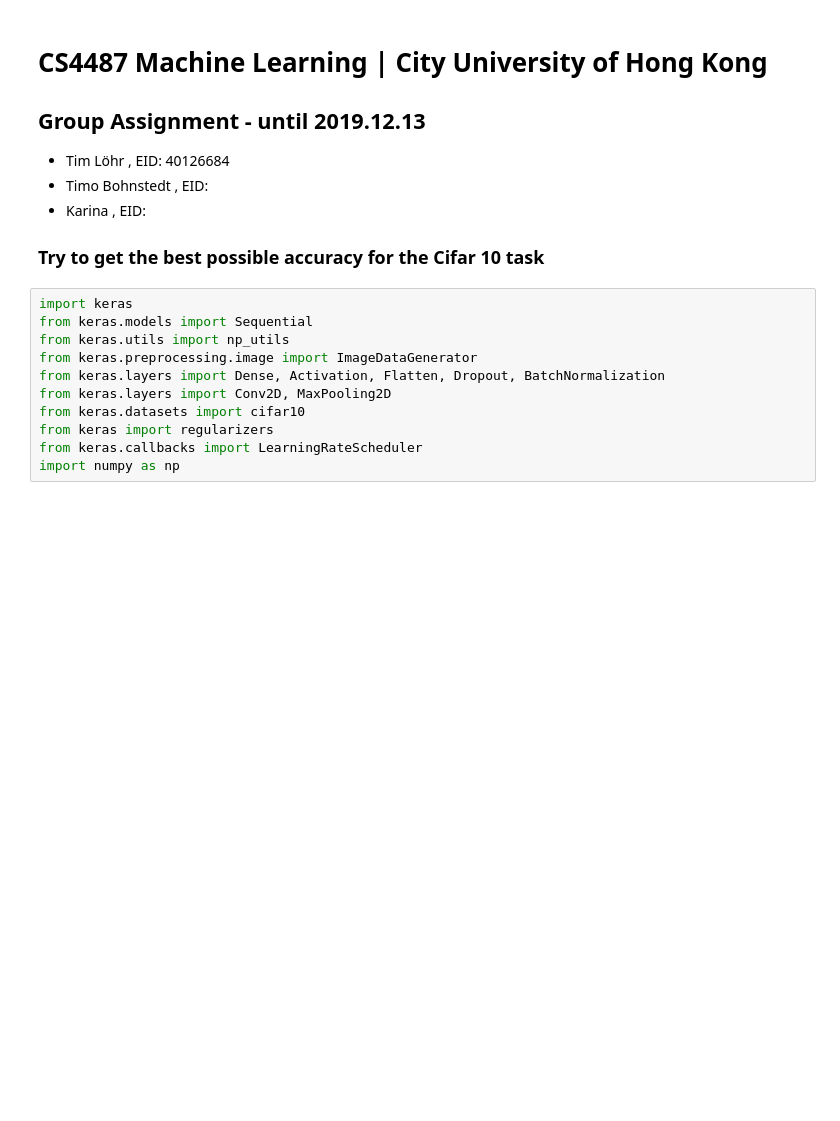
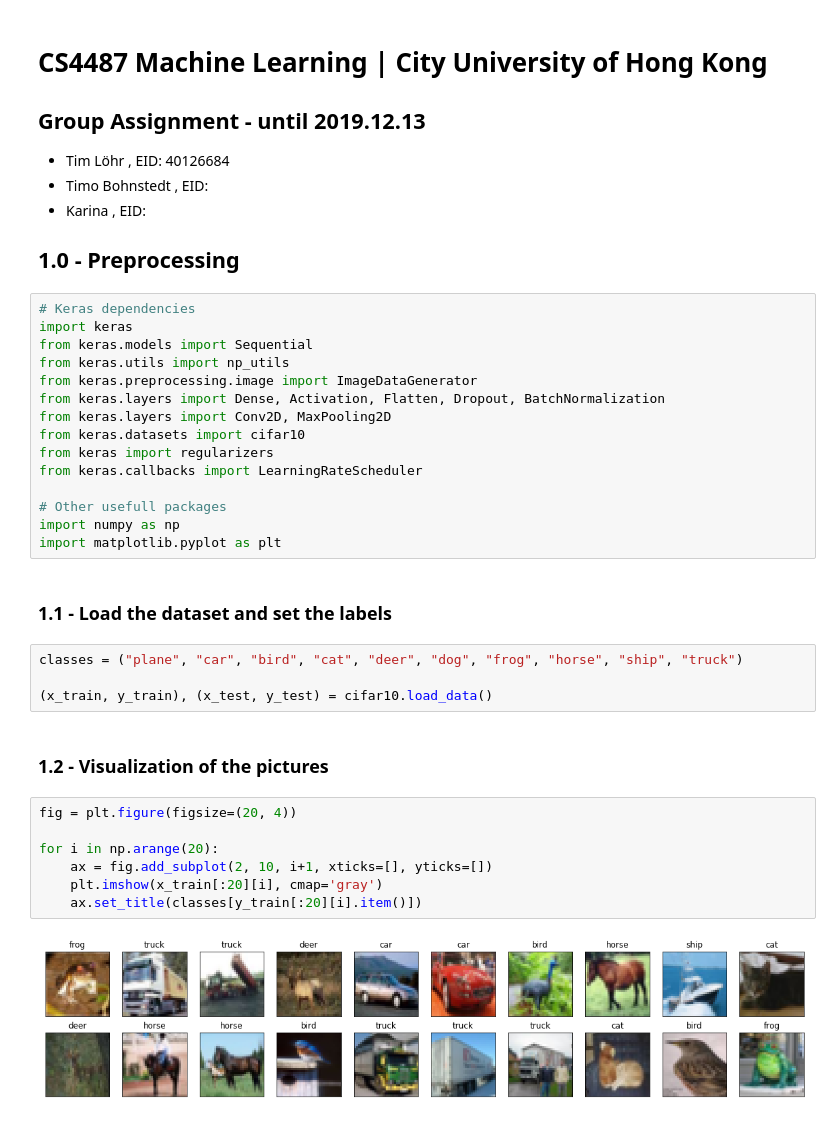
Before and after one commit to bohniti/The-CIFAR-10-dataset, a Jupyter notebook: CS4487_group_project.ipynb, the cells around one changed output. Cells and saved outputs as stored; diff of their text form; blank space fills up the shorter version.

```diff
--- a/CS4487_group_project.ipynb
+++ b/CS4487_group_project.ipynb
@@ -5,8 +5,9 @@
 - Timo Bohnstedt , EID:
 - Karina         , EID:
 
-### Try to get the best possible accuracy for the Cifar 10 task
+## 1.0 - Preprocessing
 # %%
+# Keras dependencies
 import keras
 from keras.models import Sequential
 from keras.utils import np_utils
@@ -16,4 +17,24 @@ from keras.layers import Conv2D, MaxPooling2D
 from keras.datasets import cifar10
 from keras import regularizers
 from keras.callbacks import LearningRateScheduler
+
+# Other usefull packages
 import numpy as np
+import matplotlib.pyplot as plt
+# %% [markdown]
+### 1.1 - Load the dataset and set the labels
+# %%
+classes = ("plane", "car", "bird", "cat", "deer", "dog", "frog", "horse", "ship", "truck")
+
+(x_train, y_train), (x_test, y_test) = cifar10.load_data()
+# %% [markdown]
+### 1.2 - Visualization of the pictures
+# %%
+fig = plt.figure(figsize=(20, 4))
+
+for i in np.arange(20):
+    ax = fig.add_subplot(2, 10, i+1, xticks=[], yticks=[])
+    plt.imshow(x_train[:20][i], cmap='gray')
+    ax.set_title(classes[y_train[:20][i].item()])
+# %% [output]
+[figure, added]
```
Also changed, not shown: parts of 13 cells of this notebook, 1 other file.
